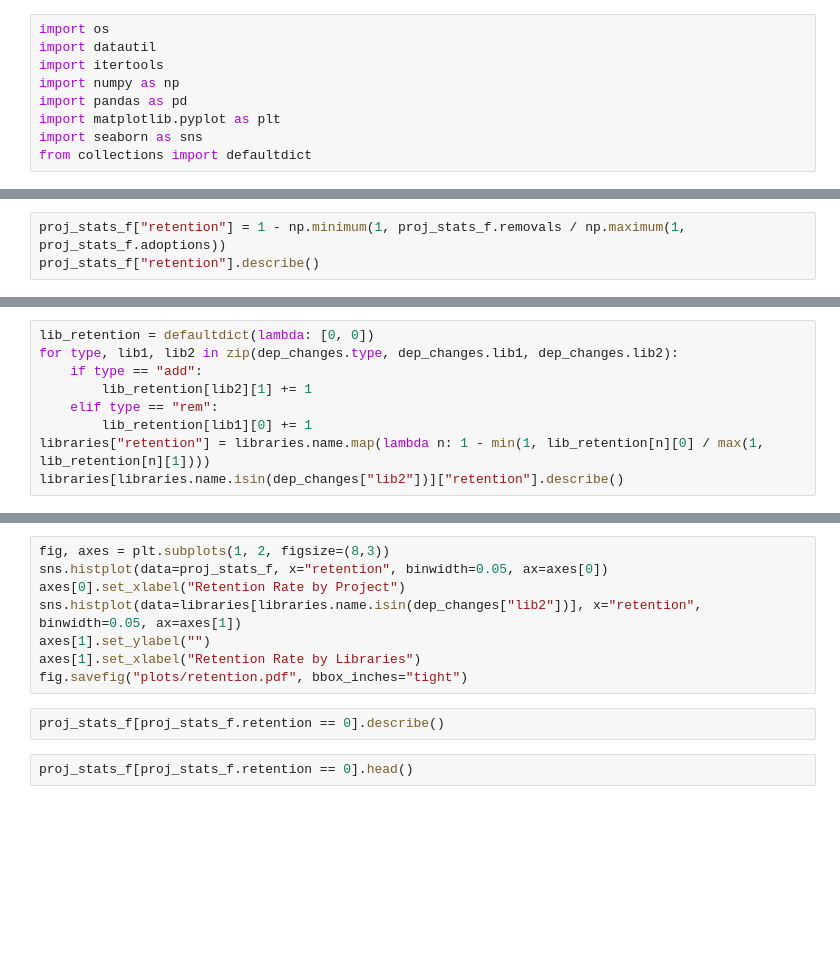
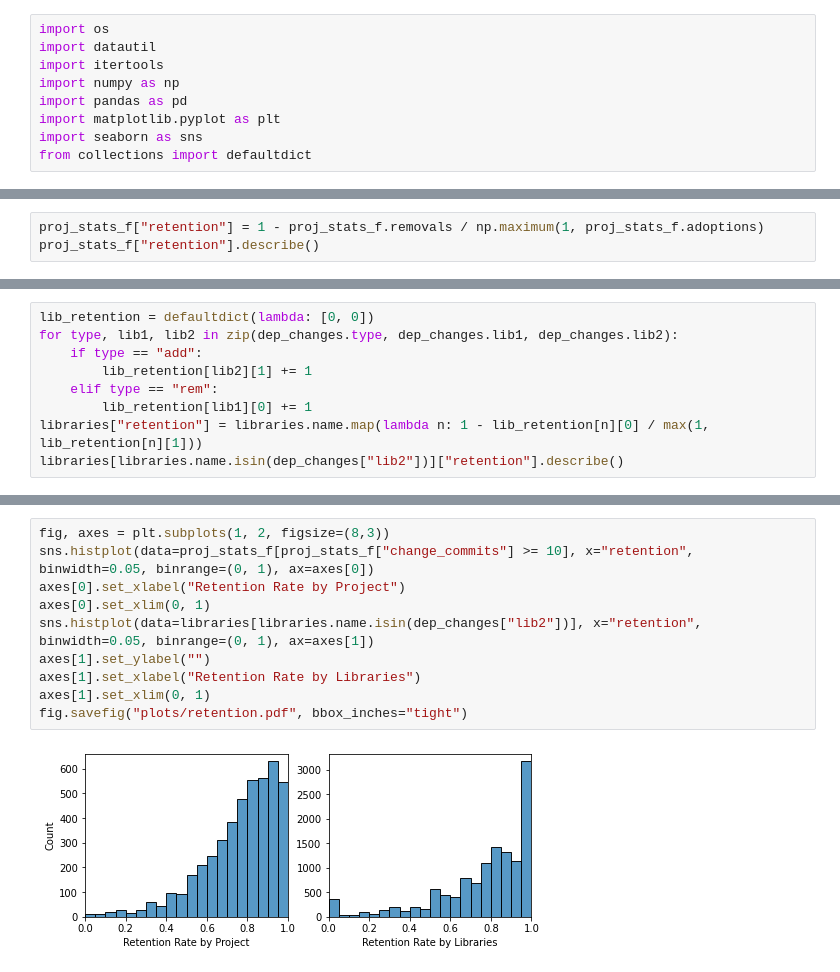
Before and after one commit to hehao98/LibraryMigration, a Jupyter notebook: plot_depchgs.ipynb, the cells around one changed output, grey strips where cells are left out. Cells and saved outputs as stored; diff of their text form; blank space fills up the shorter version.

```diff
--- a/plot_depchgs.ipynb
+++ b/plot_depchgs.ipynb
@@ -94,3 +147,3 @@ proj_stats_f[["changes", "adoptions", "removals", "verchgs", "commit_portion_c",
 # %%
-proj_stats_f["retention"] = 1 - np.minimum(1, proj_stats_f.removals / np.maximum(1, proj_stats_f.adoptions))
+proj_stats_f["retention"] = 1 - proj_stats_f.removals / np.maximum(1, proj_stats_f.adoptions)
 proj_stats_f["retention"].describe()
@@ -101,5 +164,5 @@ for type, lib1, lib2 in zip(dep_changes.type, dep_changes.lib1, dep_changes.lib2
         lib_retention[lib2][1] += 1
     elif type == "rem":
         lib_retention[lib1][0] += 1
-libraries["retention"] = libraries.name.map(lambda n: 1 - min(1, lib_retention[n][0] / max(1, lib_retention[n][1])))
+libraries["retention"] = libraries.name.map(lambda n: 1 - lib_retention[n][0] / max(1, lib_retention[n][1]))
 libraries[libraries.name.isin(dep_changes["lib2"])]["retention"].describe()
@@ -106,12 +179,12 @@ libraries[libraries.name.isin(dep_changes["lib2"])]["retention"].describe()
 # %%
 fig, axes = plt.subplots(1, 2, figsize=(8,3))
-sns.histplot(data=proj_stats_f, x="retention", binwidth=0.05, ax=axes[0])
+sns.histplot(data=proj_stats_f[proj_stats_f["change_commits"] >= 10], x="retention", binwidth=0.05, binrange=(0, 1), ax=axes[0])
 axes[0].set_xlabel("Retention Rate by Project")
-sns.histplot(data=libraries[libraries.name.isin(dep_changes["lib2"])], x="retention", binwidth=0.05, ax=axes[1])
+axes[0].set_xlim(0, 1)
+sns.histplot(data=libraries[libraries.name.isin(dep_changes["lib2"])], x="retention", binwidth=0.05, binrange=(0, 1), ax=axes[1])
 axes[1].set_ylabel("")
 axes[1].set_xlabel("Retention Rate by Libraries")
+axes[1].set_xlim(0, 1)
 fig.savefig("plots/retention.pdf", bbox_inches="tight")
+# %% [output]
+[figure, added]
-# %%
-proj_stats_f[proj_stats_f.retention == 0].describe()
-# %%
-proj_stats_f[proj_stats_f.retention == 0].head()
```
Also changed, not shown: parts of 20 cells of this notebook, 5 other files.
